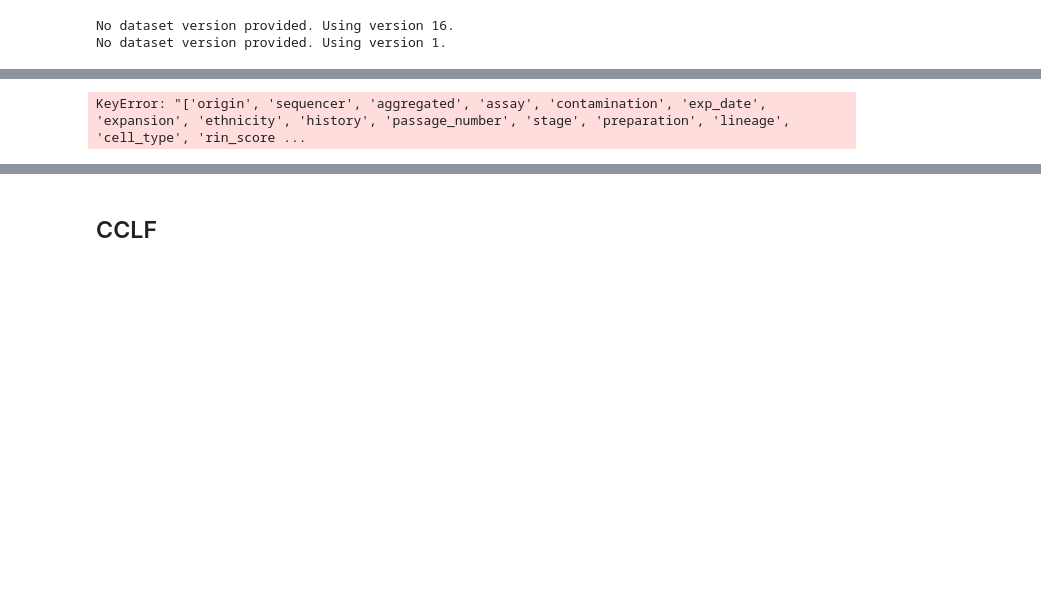
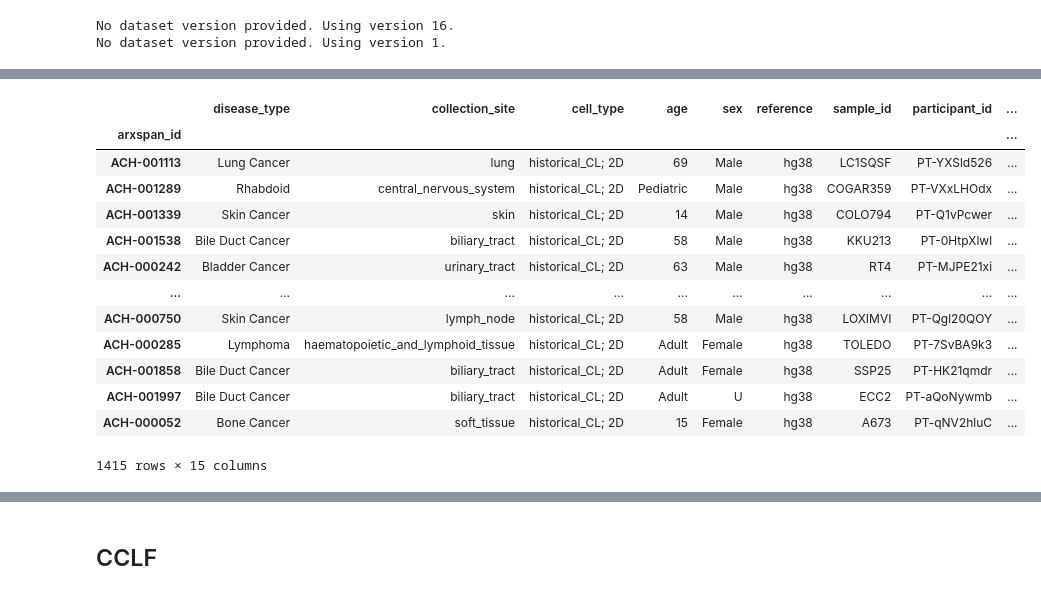
Before and after one commit to broadinstitute/celligner2, a Jupyter notebook: RNA_loading_human.ipynb, the cells around one changed output, grey strips where cells are left out. Cells and saved outputs as stored; diff of their text form; code cells hidden in the pictures; blank space fills up the shorter version.

```diff
--- a/RNA_loading_human.ipynb
+++ b/RNA_loading_human.ipynb
@@ -143,10 +168,32 @@ rename = {
+# %%
+CCLE_annotation
+# %% [output]
+|  | disease_type | collection_site | cell_type | age | sex | reference | sample_id | participant_id | ... |
+| arxspan_id |  |  |  |  |  |  |  |  | ... |
+| ACH-001113 | Lung Cancer | lung | historical_CL; 2D | 69 | Male | hg38 | LC1SQSF | PT-YXSld526 | ... |
+| ACH-001289 | Rhabdoid | central_nervous_system | historical_CL; 2D | Pediatric | Male | hg38 | COGAR359 | PT-VXxLHOdx | ... |
+| ACH-001339 | Skin Cancer | skin | historical_CL; 2D | 14 | Male | hg38 | COLO794 | PT-Q1vPcwer | ... |
+| ACH-001538 | Bile Duct Cancer | biliary_tract | historical_CL; 2D | 58 | Male | hg38 | KKU213 | PT-0HtpXlwl | ... |
+| ACH-000242 | Bladder Cancer | urinary_tract | historical_CL; 2D | 63 | Male | hg38 | RT4 | PT-MJPE21xi | ... |
+| ... | ... | ... | ... | ... | ... | ... | ... | ... | ... |
+| ACH-000750 | Skin Cancer | lymph_node | historical_CL; 2D | 58 | Male | hg38 | LOXIMVI | PT-Qgl20QOY | ... |
+| ACH-000285 | Lymphoma | haematopoietic_and_lymphoid_tissue | historical_CL; 2D | Adult | Female | hg38 | TOLEDO | PT-7SvBA9k3 | ... |
+| ACH-001858 | Bile Duct Cancer | biliary_tract | historical_CL; 2D | Adult | Female | hg38 | SSP25 | PT-HK21qmdr | ... |
+| ACH-001997 | Bile Duct Cancer | biliary_tract | historical_CL; 2D | Adult | U | hg38 | ECC2 | PT-aQoNywmb | ... |
+| ACH-000052 | Bone Cancer | soft_tissue | historical_CL; 2D | 15 | Female | hg38 | A673 | PT-qNV2hluC | ... |
+1415 rows × 15 columns
 # %%
-CCLE_annotation = CCLE_annotation.rename(columns=rename)[['origin', 'sequencing_type', 'doublingt','hasebv'] + list(rename.values())]
+CCLE_annotation = CCLE_annotation.set_index('arxspan_id')
+CCLE_annotation[~CCLE_annotation.index.duplicated(keep='first')].loc[CCLE_expression.index]
+
+CCLE_annotation = CCLE_annotation.rename(columns=rename)
+CCLE_annotation = CCLE_annotation[(set(['origin', 'sequencing_type', 'doublingt','hasebv']) | set(rename.values())) & set(CCLE_annotation.columns)]
+
 CCLE_annotation['method']="bulk"
 CCLE_annotation['cell_type']="historical_CL; 2D"
 CCLE_annotation['sequencer']="Illumina Hiseq 2000"
 CCLE_annotation['ends']="paired end"
 CCLE_annotation['reference']="hg38"
 CCLE_annotation['dataset']="ccle"
+
+CCLE_annotation = CCLE_annotation[set(CCLE_annotation.columns) & set(rename.values())]
-# %% [output]
-KeyError: "['origin', 'sequencer', 'aggregated', 'assay', 'contamination', 'exp_date', 'expansion', 'ethnicity', 'history', 'passage_number', 'stage', 'preparation', 'lineage', 'cell_type', 'rin_score ...
```
Also changed, not shown: parts of 59 cells of this notebook, 23 other files.
